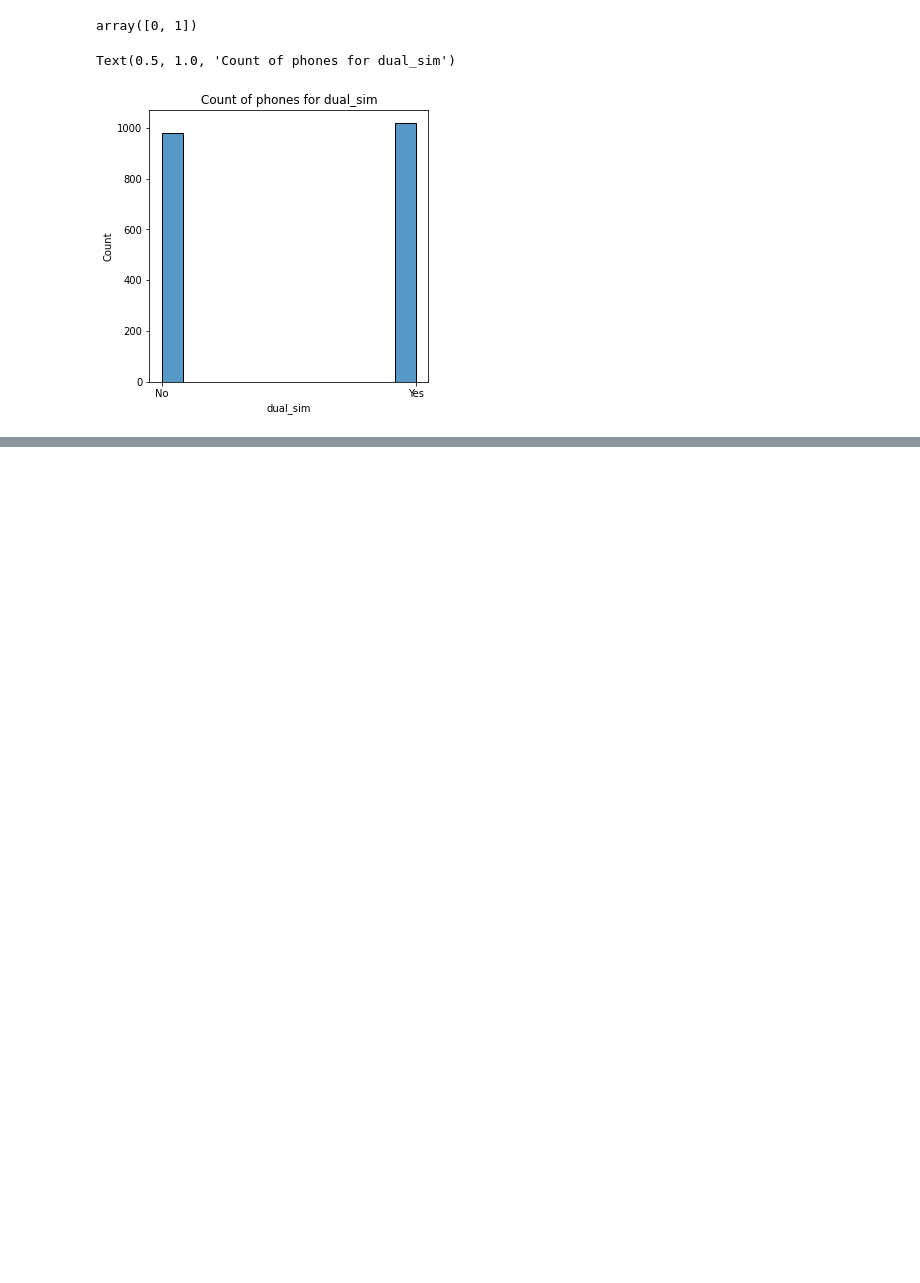
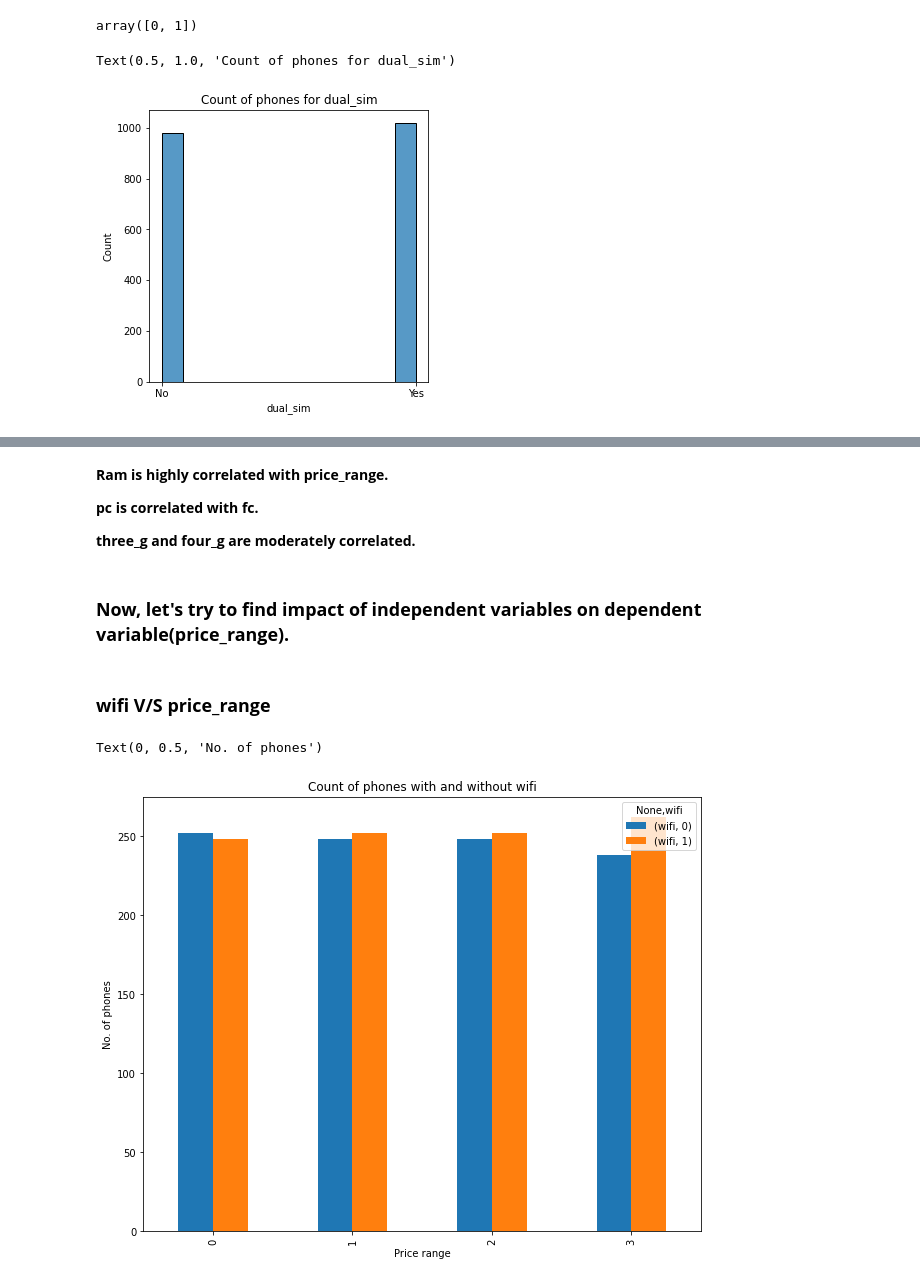
Before and after one commit to vickypandey07/Mobile-Price-Range-Prediction, a Jupyter notebook: Mobile_Price_Range_Prediction_Vikram_Pandey_Capstone_Project_3.ipynb, the cells around one changed output, grey strips where cells are left out. Cells and saved outputs as stored; diff of their text form; code cells hidden in the pictures; blank space fills up the shorter version.

```diff
--- a/Mobile_Price_Range_Prediction_Vikram_Pandey_Capstone_Project_3.ipynb
+++ b/Mobile_Price_Range_Prediction_Vikram_Pandey_Capstone_Project_3.ipynb
@@ -254,0 +314,21 @@ Text(0.5, 1.0, 'Count of phones for dual_sim')
+# %% [markdown]
+**Ram is highly correlated with price_range.**
+
+**pc is correlated with fc.**
+
+**three_g and four_g are moderately correlated.**
+# %% [markdown]
+### **Now, let's try to find impact of independent variables on dependent variable(price_range).**
+# %% [markdown]
+### **wifi V/S price_range**
+# %%
+# Barplot showing price_range of phones with wifi or not.
+
+plt.rcParams['figure.figsize']=(10,8)
+df.groupby(['price_range']).agg({'wifi':'value_counts'}).unstack().plot.bar()
+plt.title('Count of phones with and without wifi')
+plt.xlabel('Price range')
+plt.ylabel('No. of phones')
+# %% [output]
+Text(0, 0.5, 'No. of phones')
+[figure, added]
```
Also changed, not shown: parts of 33 cells of this notebook.
